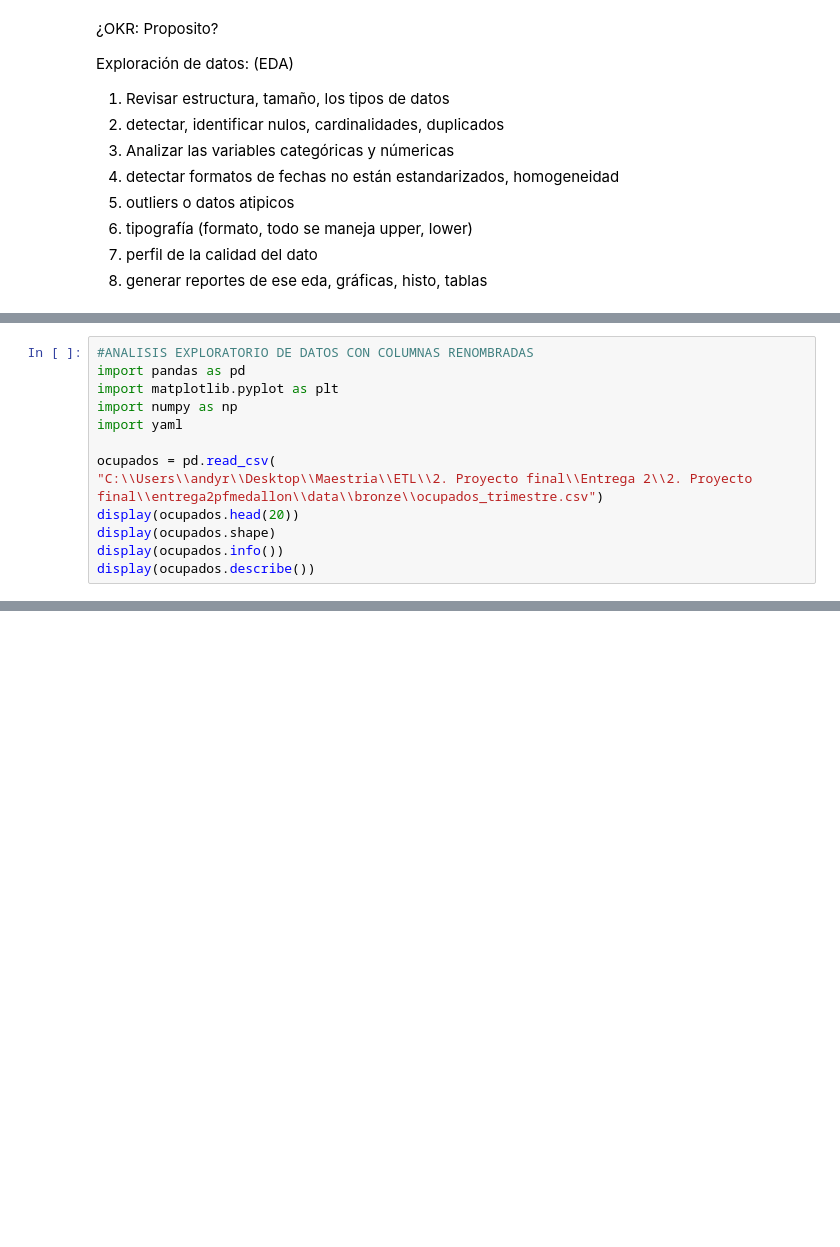
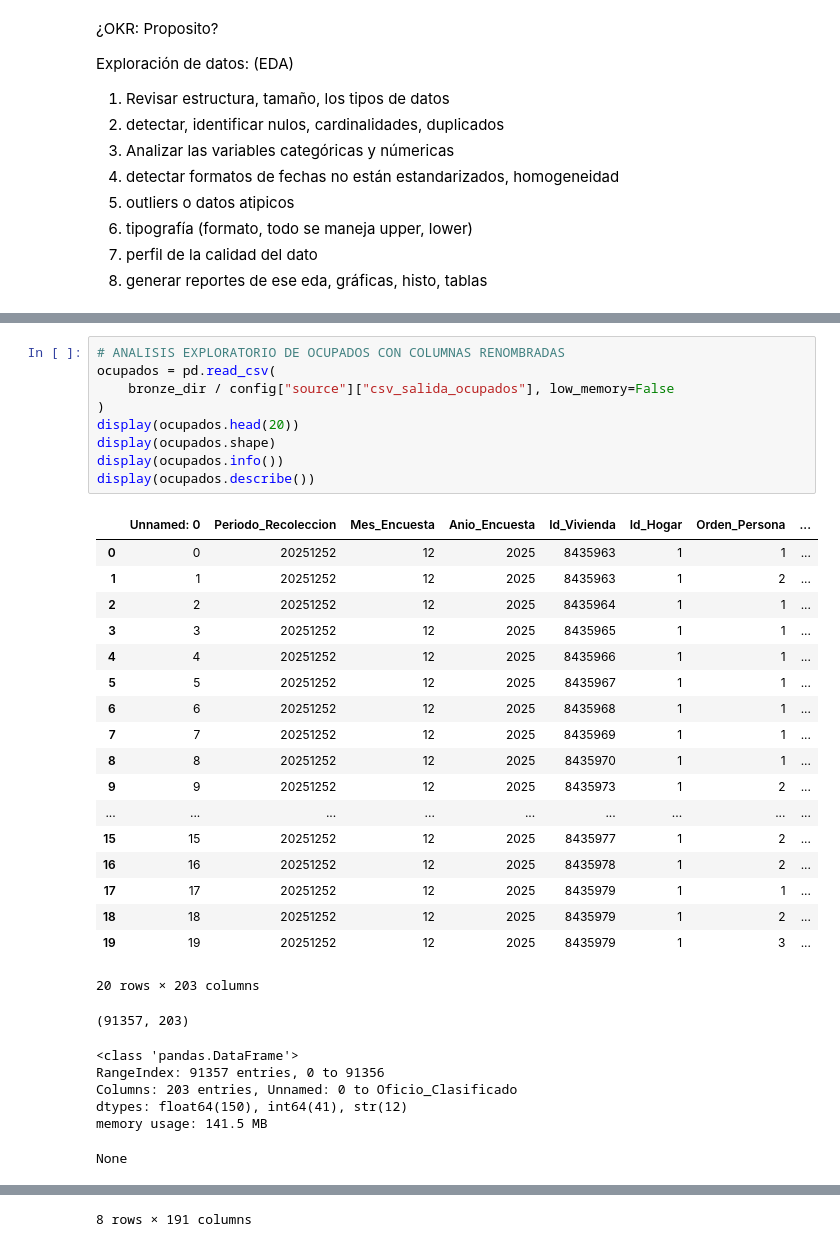
Before and after one commit to andyrobles-alt/ETL_Maestria_IAyCD, a Jupyter notebook: notebooks/eda.ipynb, the cells around one changed output, grey strips where cells are left out. Cells and saved outputs as stored; diff of their text form; blank space fills up the shorter version.

```diff
--- a/notebooks/eda.ipynb
+++ b/notebooks/eda.ipynb
@@ -58,13 +192,35 @@ display(ocupados.describe())
 # %%
-#ANALISIS EXPLORATORIO DE DATOS CON COLUMNAS RENOMBRADAS
-import pandas as pd
-import matplotlib.pyplot as plt
-import numpy as np
-import yaml
-
+# ANALISIS EXPLORATORIO DE OCUPADOS CON COLUMNAS RENOMBRADAS
 ocupados = pd.read_csv(
-"C:\\Users\\andyr\\Desktop\\Maestria\\ETL\\2. Proyecto final\\Entrega 2\\2. Proyecto final\\entrega2pfmedallon\\data\\bronze\\ocupados_trimestre.csv")
+    bronze_dir / config["source"]["csv_salida_ocupados"], low_memory=False
+)
 display(ocupados.head(20))
 display(ocupados.shape)
 display(ocupados.info())
 display(ocupados.describe())
+# %% [output]
+|  | Unnamed: 0 | Periodo_Recoleccion | Mes_Encuesta | Anio_Encuesta | Id_Vivienda | Id_Hogar | Orden_Persona | ... |
+| 0 | 0 | 20251252 | 12 | 2025 | 8435963 | 1 | 1 | ... |
+| 1 | 1 | 20251252 | 12 | 2025 | 8435963 | 1 | 2 | ... |
+| 2 | 2 | 20251252 | 12 | 2025 | 8435964 | 1 | 1 | ... |
+| 3 | 3 | 20251252 | 12 | 2025 | 8435965 | 1 | 1 | ... |
+| 4 | 4 | 20251252 | 12 | 2025 | 8435966 | 1 | 1 | ... |
+| 5 | 5 | 20251252 | 12 | 2025 | 8435967 | 1 | 1 | ... |
+| 6 | 6 | 20251252 | 12 | 2025 | 8435968 | 1 | 1 | ... |
+| 7 | 7 | 20251252 | 12 | 2025 | 8435969 | 1 | 1 | ... |
+| 8 | 8 | 20251252 | 12 | 2025 | 8435970 | 1 | 1 | ... |
+| 9 | 9 | 20251252 | 12 | 2025 | 8435973 | 1 | 2 | ... |
+| ... | ... | ... | ... | ... | ... | ... | ... | ... |
+| 15 | 15 | 20251252 | 12 | 2025 | 8435977 | 1 | 2 | ... |
+| 16 | 16 | 20251252 | 12 | 2025 | 8435978 | 1 | 2 | ... |
+| 17 | 17 | 20251252 | 12 | 2025 | 8435979 | 1 | 1 | ... |
+| 18 | 18 | 20251252 | 12 | 2025 | 8435979 | 1 | 2 | ... |
+| 19 | 19 | 20251252 | 12 | 2025 | 8435979 | 1 | 3 | ... |
+20 rows × 203 columns
+(91357, 203)
+<class 'pandas.DataFrame'>
+RangeIndex: 91357 entries, 0 to 91356
+Columns: 203 entries, Unnamed: 0 to Oficio_Clasificado
+dtypes: float64(150), int64(41), str(12)
+memory usage: 141.5 MB
+None
@@ -71,3 +236,4 @@ display(ocupados.describe())
+8 rows × 191 columns
 # %%
 # detectar nulos
 print("Cantidad de nulos en caracteristicas generales")
```
Also changed, not shown: parts of 13 cells of this notebook, 18 other files.
